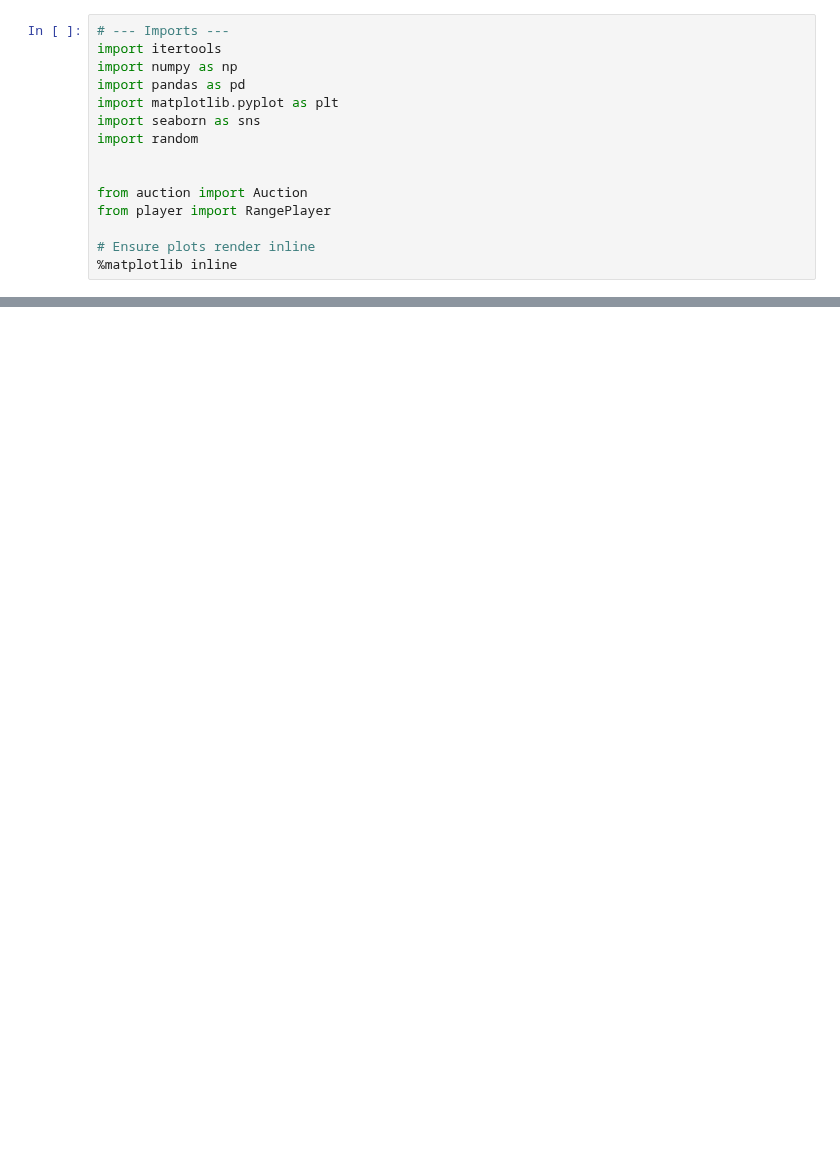
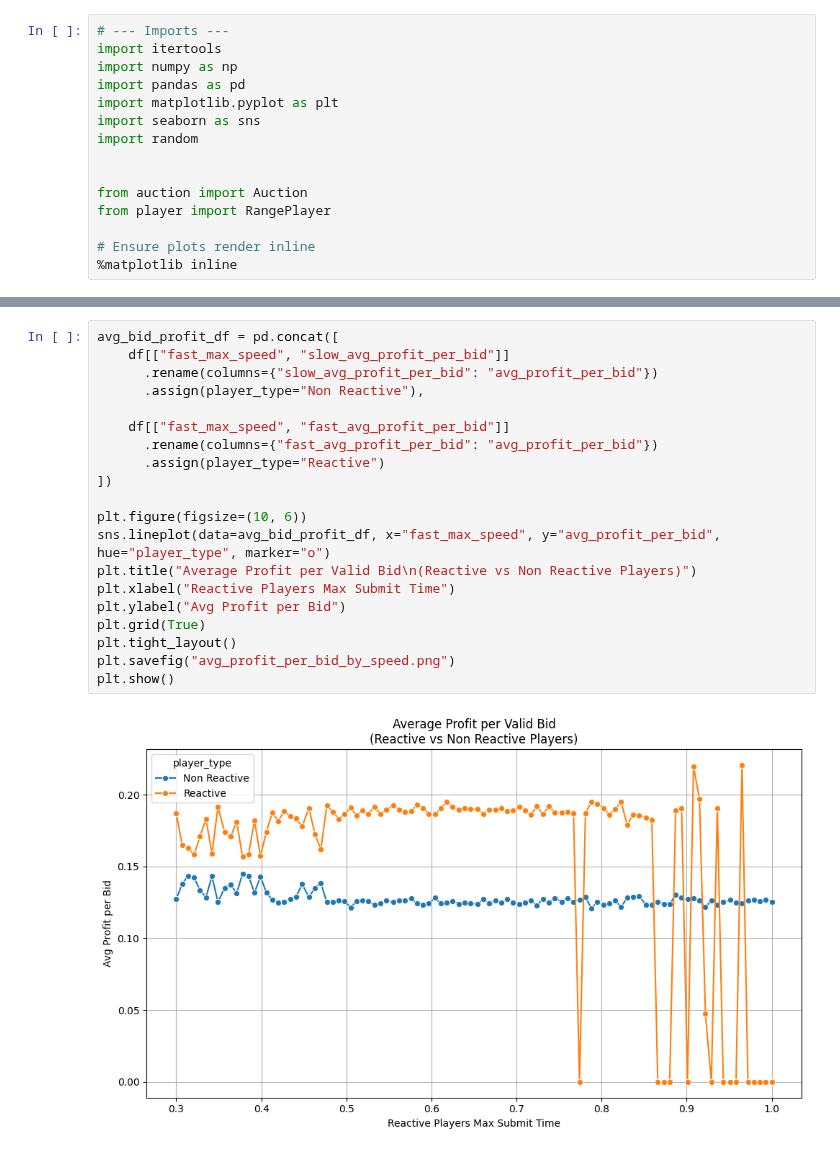
Before and after one commit to krzhang/camcos, a Jupyter notebook: simulations/builder_auctions/grid_strategy_speeds.ipynb, the cells around one changed output, grey strips where cells are left out. Drawn from its saved outputs; the diff is of its cells as text; blank space fills up the shorter version.

```diff
--- a/simulations/builder_auctions/grid_strategy_speeds.ipynb
+++ b/simulations/builder_auctions/grid_strategy_speeds.ipynb
@@ -172,0 +177,22 @@ plt.show()
+# %%
+avg_bid_profit_df = pd.concat([
+    df[["fast_max_speed", "slow_avg_profit_per_bid"]]
+      .rename(columns={"slow_avg_profit_per_bid": "avg_profit_per_bid"})
+      .assign(player_type="Non Reactive"),
+
+    df[["fast_max_speed", "fast_avg_profit_per_bid"]]
+      .rename(columns={"fast_avg_profit_per_bid": "avg_profit_per_bid"})
+      .assign(player_type="Reactive")
+])
+
+plt.figure(figsize=(10, 6))
+sns.lineplot(data=avg_bid_profit_df, x="fast_max_speed", y="avg_profit_per_bid", hue="player_type", marker="o")
+plt.title("Average Profit per Valid Bid\n(Reactive vs Non Reactive Players)")
+plt.xlabel("Reactive Players Max Submit Time")
+plt.ylabel("Avg Profit per Bid")
+plt.grid(True)
+plt.tight_layout()
+plt.savefig("avg_profit_per_bid_by_speed.png")
+plt.show()
+# %% [output]
+[figure, added]
```
Also changed, not shown: parts of 6 cells of this notebook.
